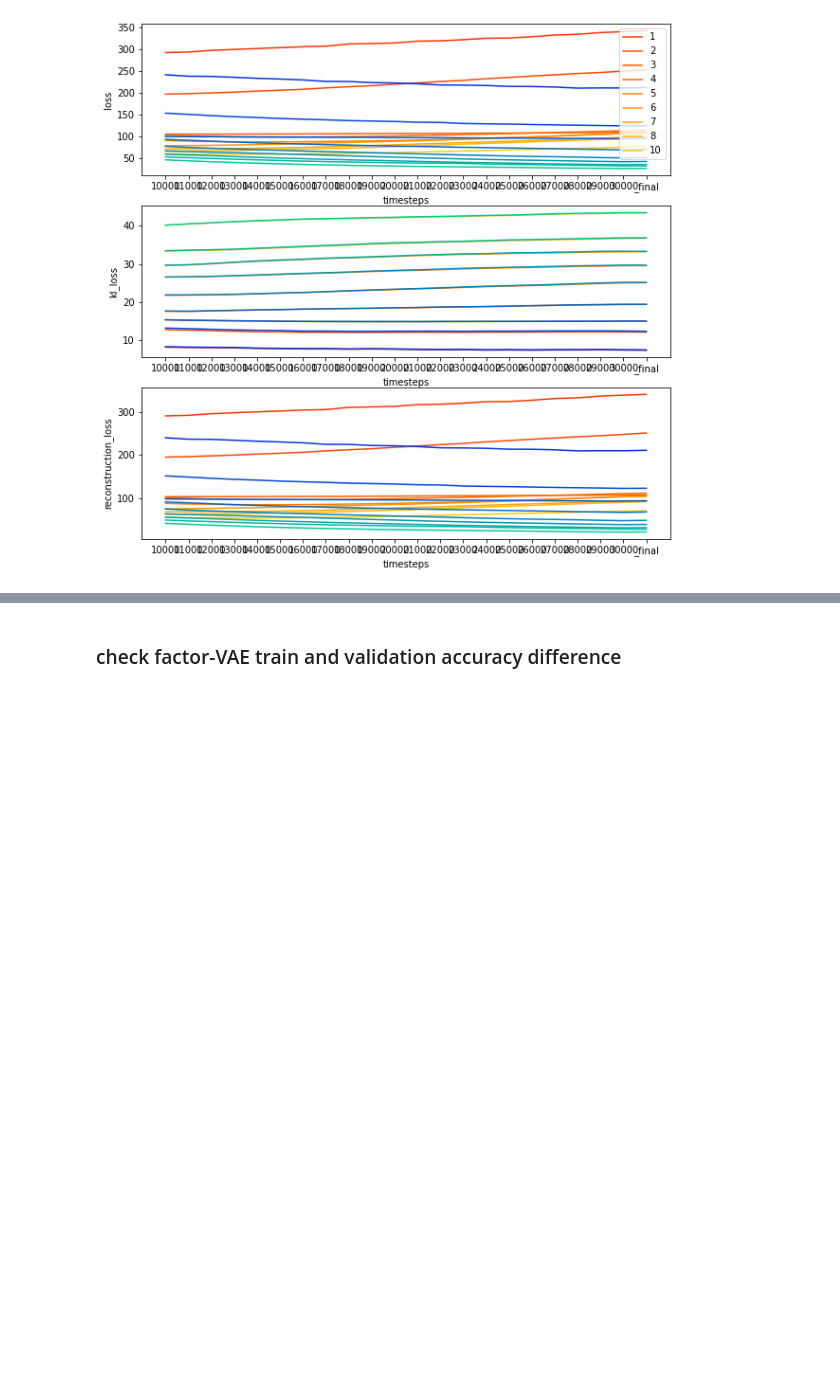
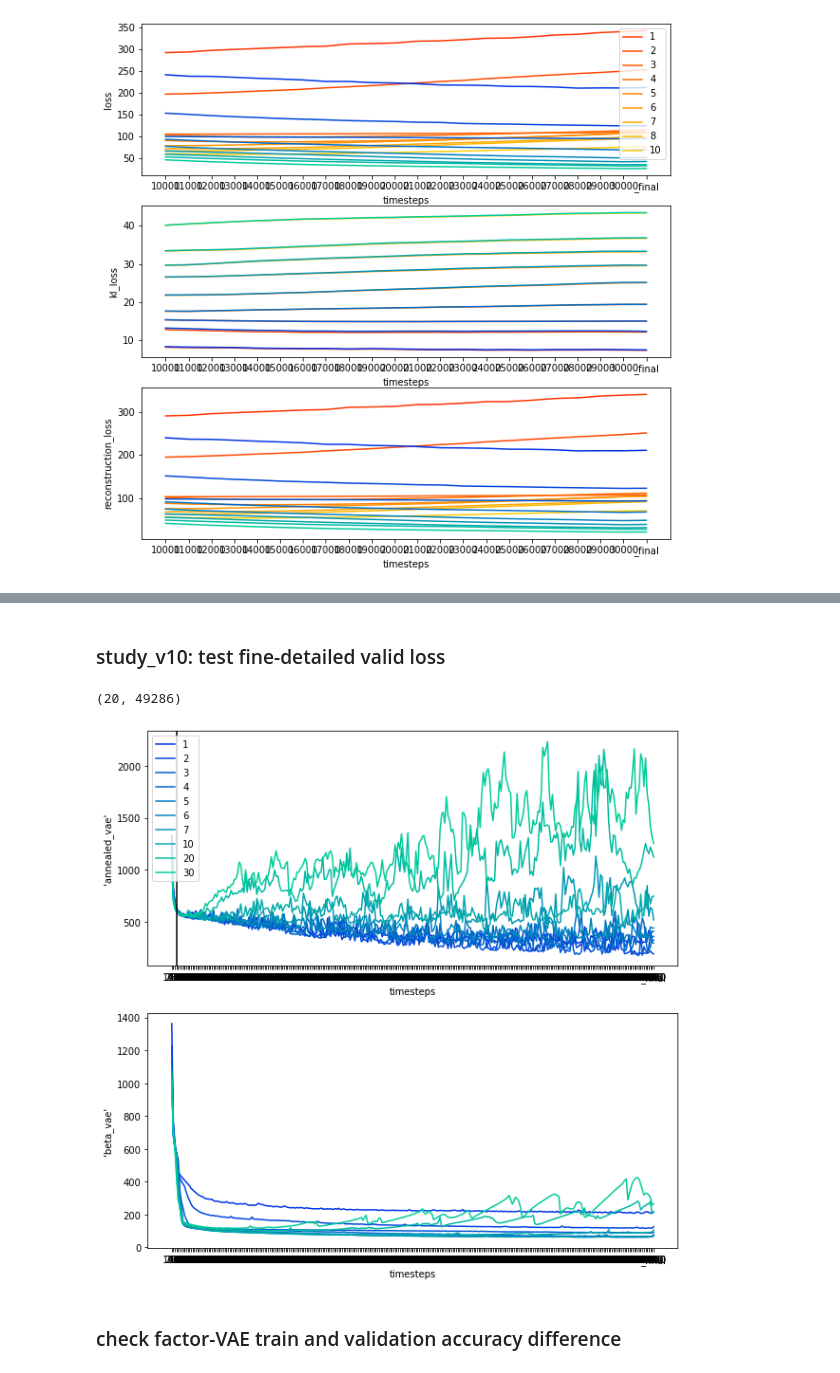
Before and after one commit to jasonmhwu/disentanglement_lib, a Jupyter notebook: notebooks/parse_results.ipynb, the cells around one changed output, grey strips where cells are left out. Saved outputs shown, nothing was run; the diff lists cells and outputs as text; code cells hidden in the pictures; blank space fills up the shorter version.

```diff
--- a/notebooks/parse_results.ipynb
+++ b/notebooks/parse_results.ipynb
@@ -485,0 +545,7 @@ plot_loss_against_timesteps(df, column_names, beta_value=0.125, num_training_dat
+# %% [markdown]
+### study_v10: test fine-detailed valid loss
+# %%
+df = pd.read_json("/home/mwu34/disentanglement_lib/results_v10.json")
+print(df.shape)
+# %% [output]
+(20, 49286)
@@ -486,3 +593,46 @@ plot_loss_against_timesteps(df, column_names, beta_value=0.125, num_training_dat
+# %%
+def plot_loss_against_timesteps(df, model_names, loss_term, num_training_data):
+    """for each column in column_names, create a subfigure against scale"""
+    fig, axs = plt.subplots(len(model_names), 1, figsize=(10, 10))
+    latent_units = sorted(df['valid_final_config.encoder.num_latent'].unique())
+    timesteps = [str(elm) for elm in range(100, 30001, 100)] + ['_final']
+    valid_color_gradient = [cm.autumn(int(256 * color)) for color in np.linspace(0.2, 0.8, len(latent_units))]
+    train_color_gradient = [cm.winter(int(256 * color)) for color in np.linspace(0.2, 0.8, len(latent_units))]
+
+    for subplot_idx, model_name in enumerate(model_names):
+        ax = axs[subplot_idx]
+        for c_idx, latent in enumerate(latent_units):
+            # validation loss
+            valid_losses = [
+                df[
+                    (df['train_final_config.model.name'] == model_name)
+                    & (df['valid_final_config.dataset.num_training_data'] == num_training_data)
+                    & (df['valid_final_config.encoder.num_latent'] == latent)
+                ][f"valid{t}_results.{loss_term}"]
+                for t in timesteps
+            ]
+            # ax.plot(timesteps, valid_losses, c=valid_color_gradient[c_idx])
+        for c_idx, latent in enumerate(latent_units):
+            # training loss
+            train_losses = [
+                df[
+                    (df['train_final_config.model.name'] == model_name)
+                    & (df['valid_final_config.dataset.num_training_data'] == num_training_data)
+                    & (df['valid_final_config.encoder.num_latent'] == latent)
+                ][f"train{t}_results.{loss_term}"]
+                for t in timesteps
+            ]
+            ax.plot(timesteps, train_losses, c=train_color_gradient[c_idx])
+        ax.set_ylabel(model_name)
+        ax.set_xlabel('timesteps')
+    legend = latent_units
+    axs[0].legend(legend)
+    axs[0].axvline(x=3, color='black')
+# %%
+model_names = df['train_final_config.model.name'].unique()
+plot_loss_against_timesteps(df, model_names, loss_term = 'loss', num_training_data=1000)
+# %% [output]
+[figure, added]
 # %% [markdown]
 ### check factor-VAE train and validation accuracy difference
 # %%
```
Also changed, not shown: parts of 10 cells of this notebook, 38 other files.
